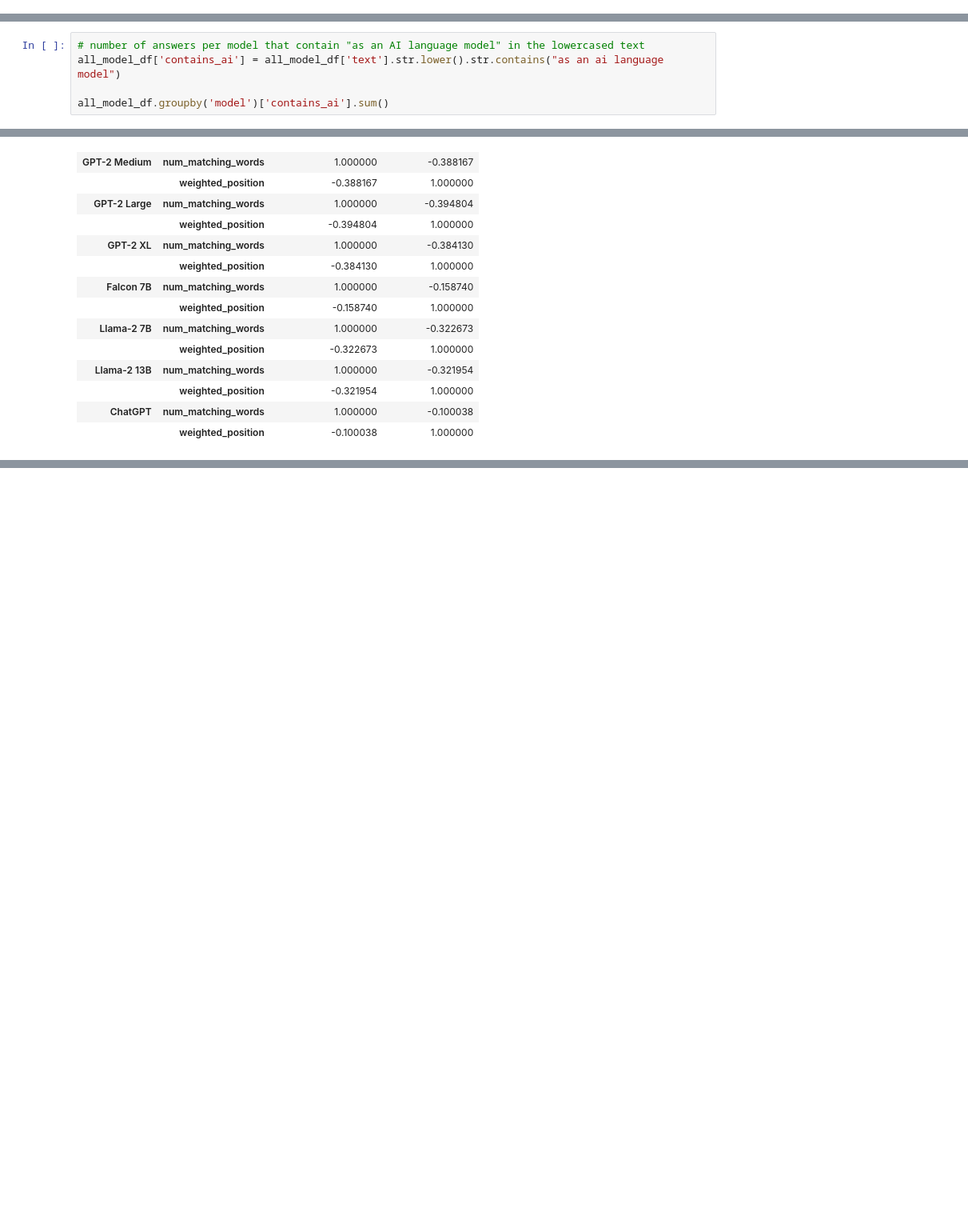
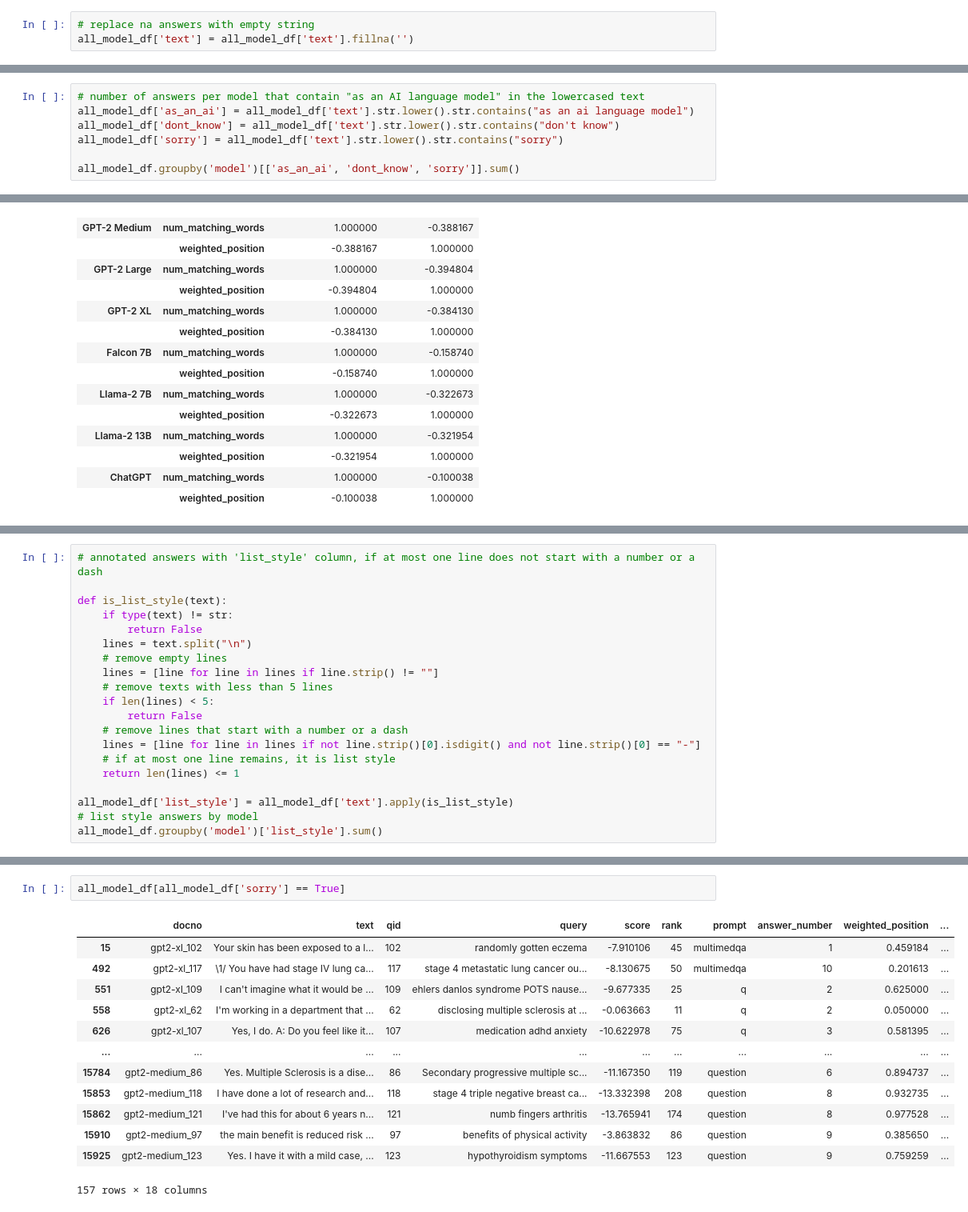
Before and after one commit to JoProbst/ThesisCode, a Jupyter notebook: visualizations/visualize_llm_positions.ipynb, the cells around one changed output, grey strips where cells are left out. Shown: that part at 80% size. Saved outputs shown, nothing was run; the diff lists cells and outputs as text; blank space fills up the shorter version.

Commit message:
analysis of worst answers

```diff
--- a/visualizations/visualize_llm_positions.ipynb
+++ b/visualizations/visualize_llm_positions.ipynb
@@ -43,6 +43,9 @@ all_model_df
 | 15998 | gpt2-medium_119 | I have a lot of muscle tension is... | 119 | best pillow neck pain | -11.635513 | 130 | question | 10 | 0.769231 | ... |
 | 15999 | gpt2-medium_126 | I am not sure, but it is possible... | 126 | birth control suppression antral ... | -2.002669 | 6 | question | 10 | 0.051282 | ... |
 16000 rows × 13 columns
+# %%
+# replace na answers with empty string
+all_model_df['text'] = all_model_df['text'].fillna('')
 # %%
 
 # list natural question and non-natural question queries
@@ -300,6 +309,8 @@ chatgpt_df_best.to_csv(f'{plot_path}/chatgpt_best_ranked.csv')
 # %%
 # number of answers per model that contain "as an AI language model" in the lowercased text
-all_model_df['contains_ai'] = all_model_df['text'].str.lower().str.contains("as an ai language model")
+all_model_df['as_an_ai'] = all_model_df['text'].str.lower().str.contains("as an ai language model")
+all_model_df['dont_know'] = all_model_df['text'].str.lower().str.contains("don't know")
+all_model_df['sorry'] = all_model_df['text'].str.lower().str.contains("sorry")
 
-all_model_df.groupby('model')['contains_ai'].sum()
+all_model_df.groupby('model')[['as_an_ai', 'dont_know', 'sorry']].sum()
 # %% [output]
@@ -348,0 +391,20 @@ all_model_df.groupby('model')[['num_matching_words', 'weighted_position']].corr(
+# %%
+# annotated answers with 'list_style' column, if at most one line does not start with a number or a dash
+
+def is_list_style(text):
+    if type(text) != str:
+        return False
+    lines = text.split("\n")
+    # remove empty lines
+    lines = [line for line in lines if line.strip() != ""]
+    # remove texts with less than 5 lines
+    if len(lines) < 5:
+        return False
+    # remove lines that start with a number or a dash
+    lines = [line for line in lines if not line.strip()[0].isdigit() and not line.strip()[0] == "-"]
+    # if at most one line remains, it is list style
+    return len(lines) <= 1
+
+all_model_df['list_style'] = all_model_df['text'].apply(is_list_style)
+# list style answers by model
+all_model_df.groupby('model')['list_style'].sum()
@@ -348,0 +431,16 @@ all_model_df.groupby('model')[['num_matching_words', 'weighted_position']].corr(
+# %%
+all_model_df[all_model_df['sorry'] == True]
+# %% [output]
+|  | docno | text | qid | query | score | rank | prompt | answer_number | weighted_position | ... |
+| 15 | gpt2-xl_102 | Your skin has been exposed to a l... | 102 | randomly gotten eczema | -7.910106 | 45 | multimedqa | 1 | 0.459184 | ... |
+| 492 | gpt2-xl_117 | \1/ You have had stage IV lung ca... | 117 | stage 4 metastatic lung cancer ou... | -8.130675 | 50 | multimedqa | 10 | 0.201613 | ... |
+| 551 | gpt2-xl_109 | I can't imagine what it would be ... | 109 | ehlers danlos syndrome POTS nause... | -9.677335 | 25 | q | 2 | 0.625000 | ... |
+| 558 | gpt2-xl_62 | I'm working in a department that ... | 62 | disclosing multiple sclerosis at ... | -0.063663 | 11 | q | 2 | 0.050000 | ... |
+| 626 | gpt2-xl_107 | Yes, I do. A: Do you feel like it... | 107 | medication adhd anxiety | -10.622978 | 75 | q | 3 | 0.581395 | ... |
+| ... | ... | ... | ... | ... | ... | ... | ... | ... | ... | ... |
+| 15784 | gpt2-medium_86 | Yes. Multiple Sclerosis is a dise... | 86 | Secondary progressive multiple sc... | -11.167350 | 119 | question | 6 | 0.894737 | ... |
+| 15853 | gpt2-medium_118 | I have done a lot of research and... | 118 | stage 4 triple negative breast ca... | -13.332398 | 208 | question | 8 | 0.932735 | ... |
+| 15862 | gpt2-medium_121 | I've had this for about 6 years n... | 121 | numb fingers arthritis | -13.765941 | 174 | question | 8 | 0.977528 | ... |
+| 15910 | gpt2-medium_97 | the main benefit is reduced risk ... | 97 | benefits of physical activity | -3.863832 | 86 | question | 9 | 0.385650 | ... |
+| 15925 | gpt2-medium_123 | Yes. I have it with a mild case, ... | 123 | hypothyroidism symptoms | -11.667553 | 123 | question | 9 | 0.759259 | ... |
+157 rows × 18 columns
```
Also changed, not shown: parts of 12 cells of this notebook, 4 other files.
